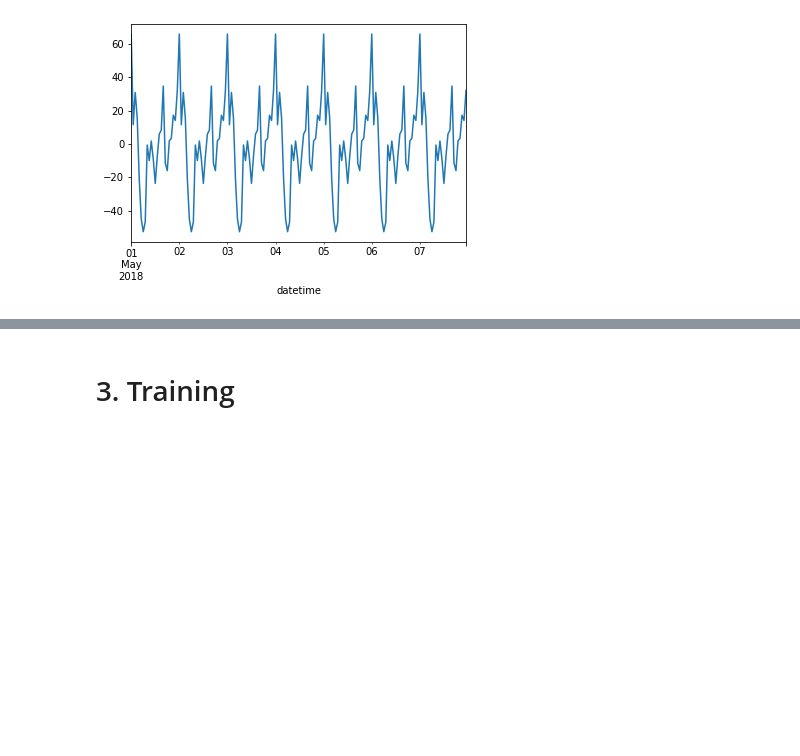
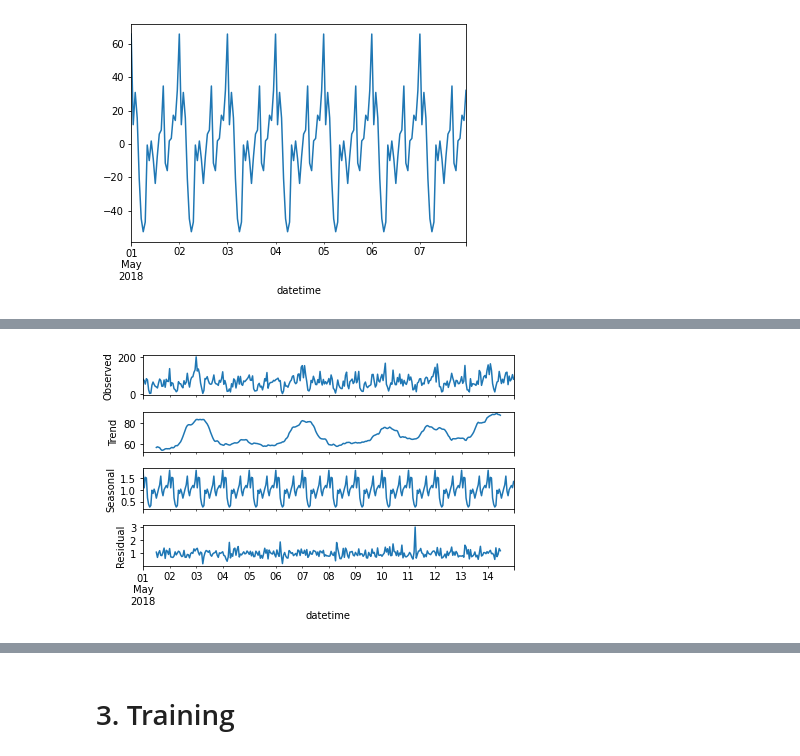
Before and after one commit to imvladikon/yandex-practicum, a Jupyter notebook: sprint13/sprint13.ipynb, the cells around one changed output, grey strips where cells are left out. Cells and saved outputs as stored; diff of their text form; code cells hidden in the pictures; blank space fills up the shorter version.

```diff
--- a/sprint13/sprint13.ipynb
+++ b/sprint13/sprint13.ipynb
@@ -290,0 +361,6 @@ seasonal_decompose(data['2018-05-01':'2018-05-07'].loc[:, 'num_orders']).seasona
+# %%
+result = seasonal_decompose(data['2018-05-01':'2018-05-14'].loc[:, 'num_orders'], model='multiplicative')
+result.plot()
+plt.show()
+# %% [output]
+[figure, added]
```
Also changed, not shown: parts of 48 cells of this notebook, 2 other files.
